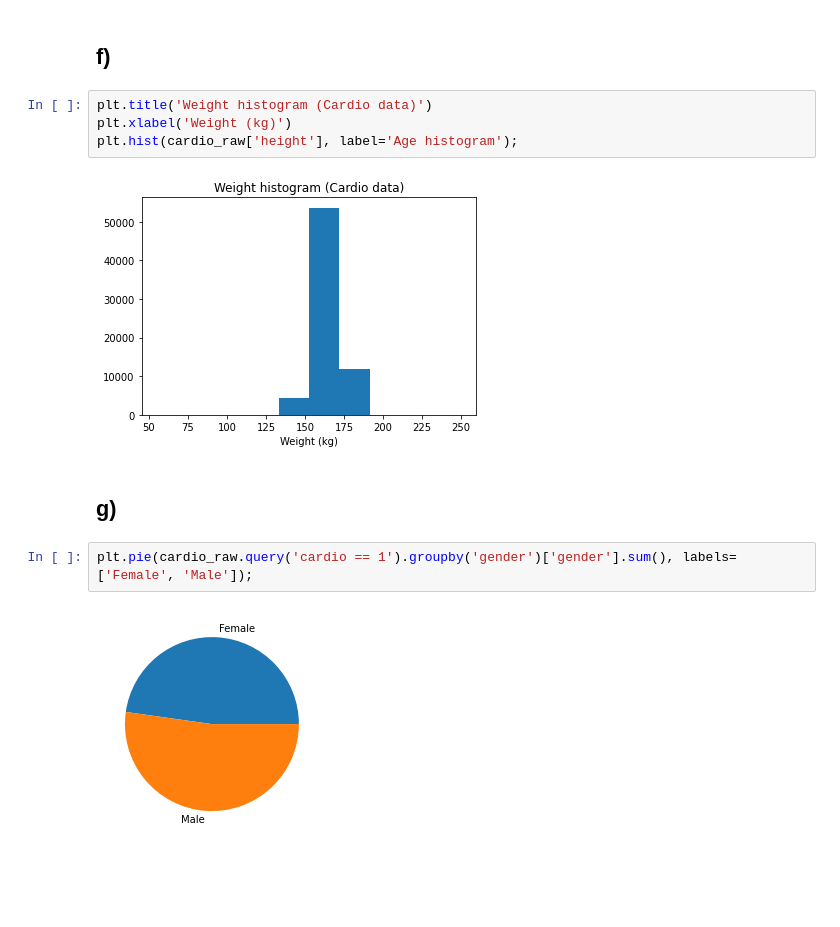
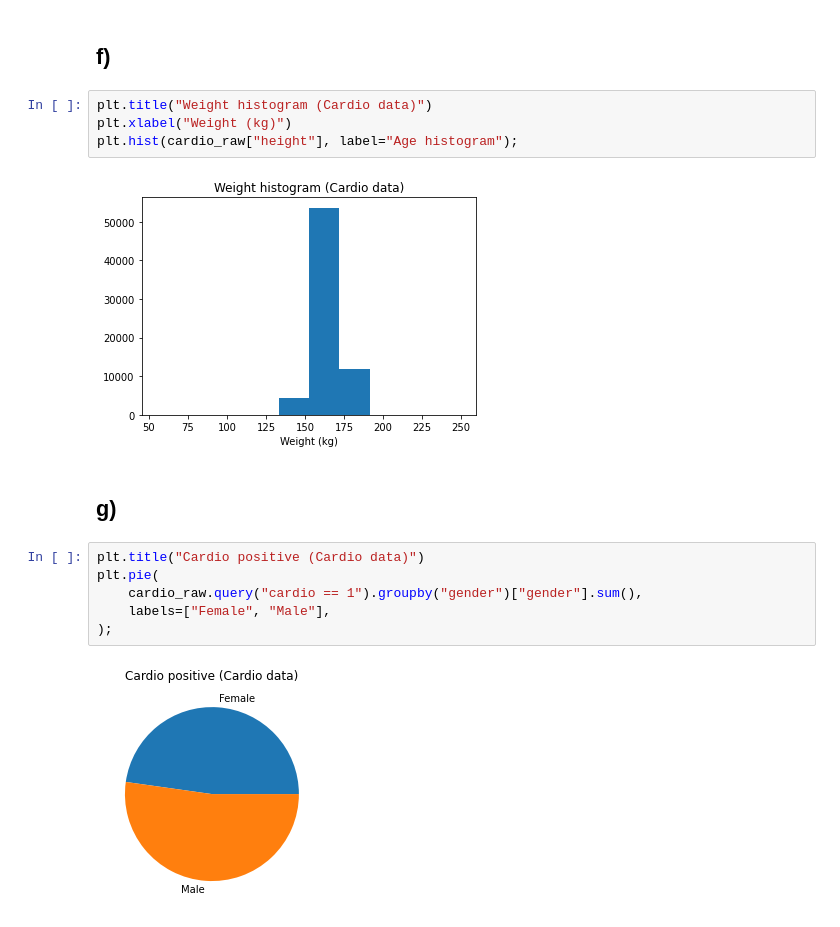
Before and after one commit to felix-tjernberg/machine-learning, a Jupyter notebook: lab/2-0-eda.ipynb, the cells around one changed output. Cells and saved outputs as stored; diff of their text form; blank space fills up the shorter version.

```diff
--- a/lab/2-0-eda.ipynb
+++ b/lab/2-0-eda.ipynb
@@ -94,14 +99,18 @@ plt.hist(cardio_raw['weight'], label='Age histogram');
 # %% [markdown]
 ## f)
 # %%
-plt.title('Weight histogram (Cardio data)')
-plt.xlabel('Weight (kg)')
-plt.hist(cardio_raw['height'], label='Age histogram');
+plt.title("Weight histogram (Cardio data)")
+plt.xlabel("Weight (kg)")
+plt.hist(cardio_raw["height"], label="Age histogram");
 # %% [output]
 [figure]
 # %% [markdown]
 ## g)
 # %%
-plt.pie(cardio_raw.query('cardio == 1').groupby('gender')['gender'].sum(), labels=['Female', 'Male']);
+plt.title("Cardio positive (Cardio data)")
+plt.pie(
+    cardio_raw.query("cardio == 1").groupby("gender")["gender"].sum(),
+    labels=["Female", "Male"],
+);
 # %% [output]
-[figure, old version]
+[figure, new version]
```
Also changed, not shown: parts of 6 cells of this notebook.
